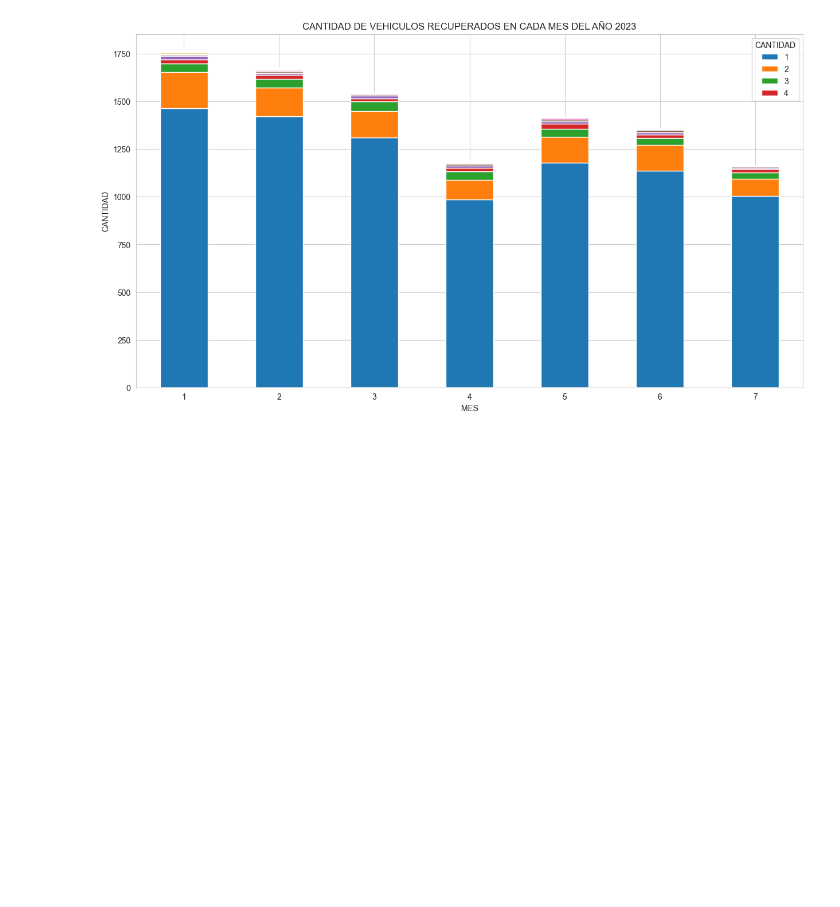
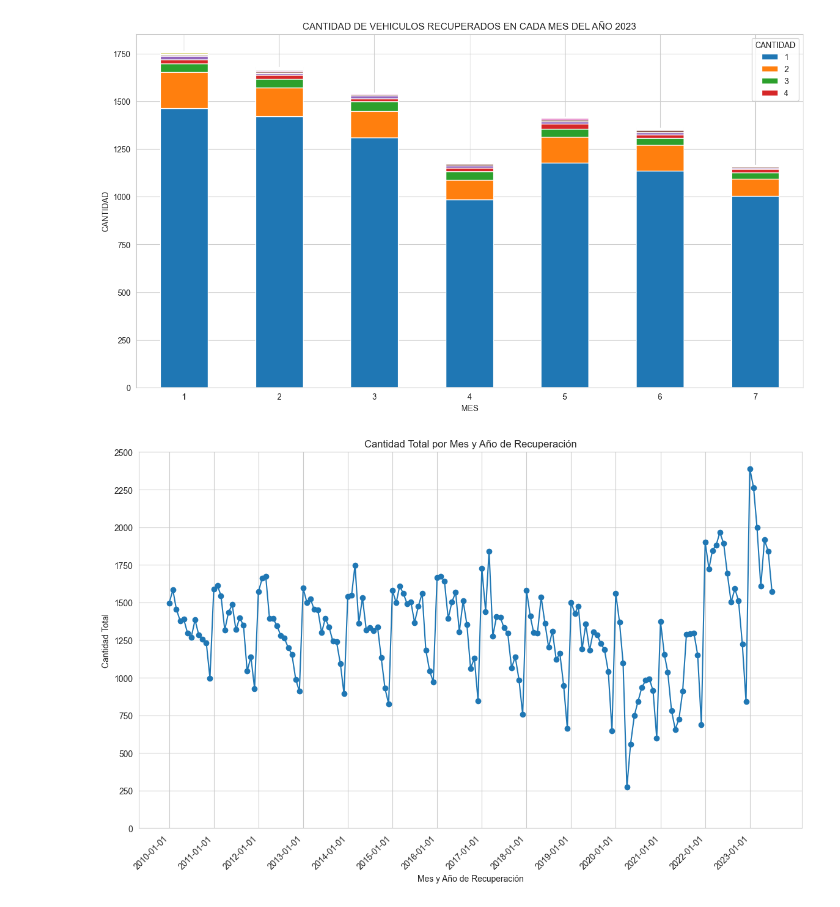
Before and after one commit to Luis-e-rf/Diplomado_Unir, a Jupyter notebook: Actividad4/Actividad4.ipynb, the cells around one changed output. Saved outputs shown, nothing was run; the diff lists cells and outputs as text; code cells hidden in the pictures; blank space fills up the shorter version.

```diff
--- a/Actividad4/Actividad4.ipynb
+++ b/Actividad4/Actividad4.ipynb
@@ -1033,3 +1034,24 @@ plt.ylabel('CANTIDAD')
 plt.show()
 # %% [output]
 [figure]
+# %%
+# Calcular la cantidad total por mes y año
+df_cantidad_total = df.groupby(['YEAR', 'MONTH'])['CANTIDAD'].sum().reset_index()
+# Convertir 'AÑO' y 'MES' de nuevo a formato de fecha completa para poder utilizarlo en el gráfico
+df_cantidad_total['FECHA_RECUPERACION'] = pd.to_datetime(df_cantidad_total['YEAR'].astype(str) + '-' + df_cantidad_total['MONTH'].astype(str), format='%Y-%m')
+# %%
+# Crear el gráfico de línea
+plt.figure(figsize=(14, 8))
+plt.plot(df_cantidad_total['FECHA_RECUPERACION'], df_cantidad_total['CANTIDAD'], marker='o')
+plt.title('Cantidad Total por Mes y Año de Recuperación')
+plt.xlabel('Mes y Año de Recuperación')
+plt.ylabel('Cantidad Total')
+# Establecer la escala del eje Y en incrementos de 250
+yticks = range(0, int(max(df_cantidad_total['CANTIDAD'])) + 250, 250)
+plt.yticks(yticks)
+# Formatear las etiquetas del eje x para mostrar solo el año
+plt.xticks(df_cantidad_total['FECHA_RECUPERACION'].dt.to_period('Y').astype(str).unique(), rotation=45, ha='right')
+plt.grid(True)
+plt.show()
+# %% [output]
+[figure, added]
```
Also changed, not shown: parts of 6 cells of this notebook.
